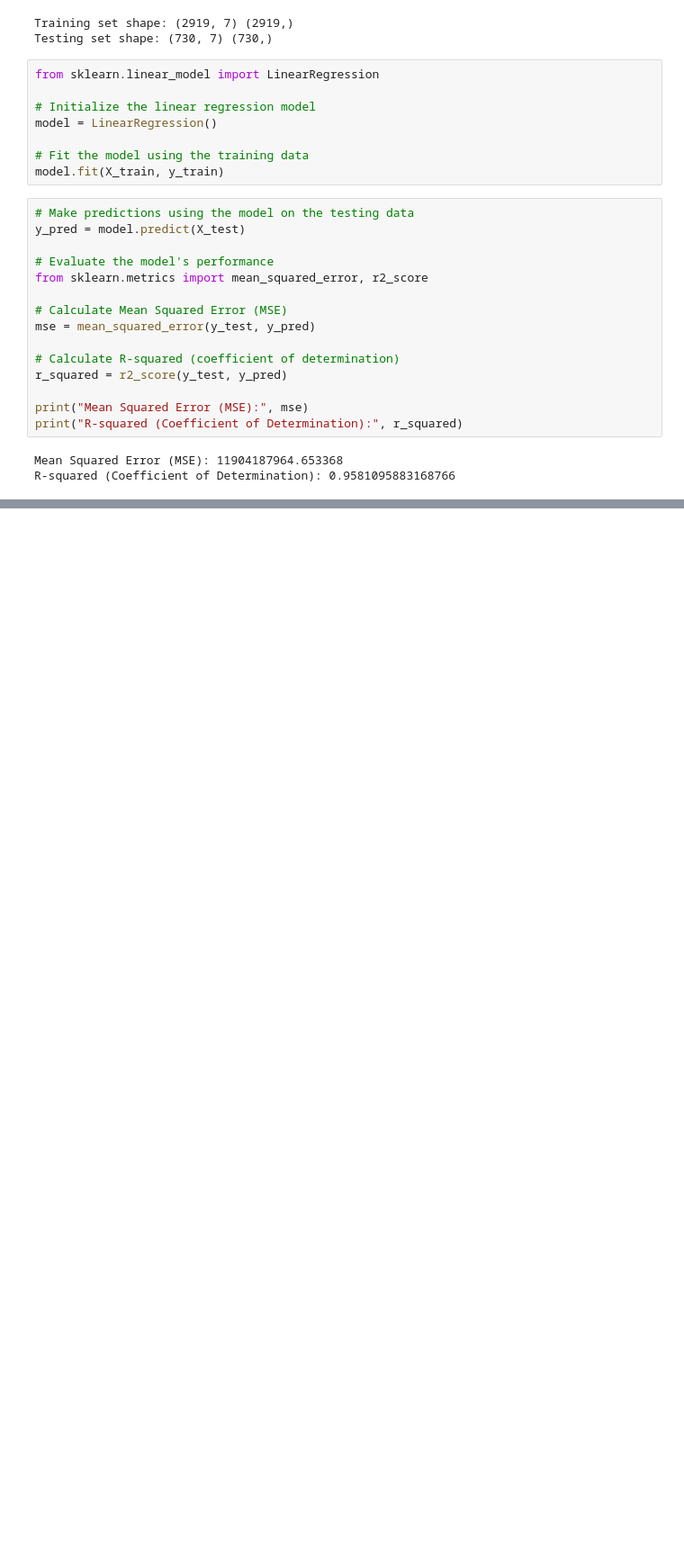
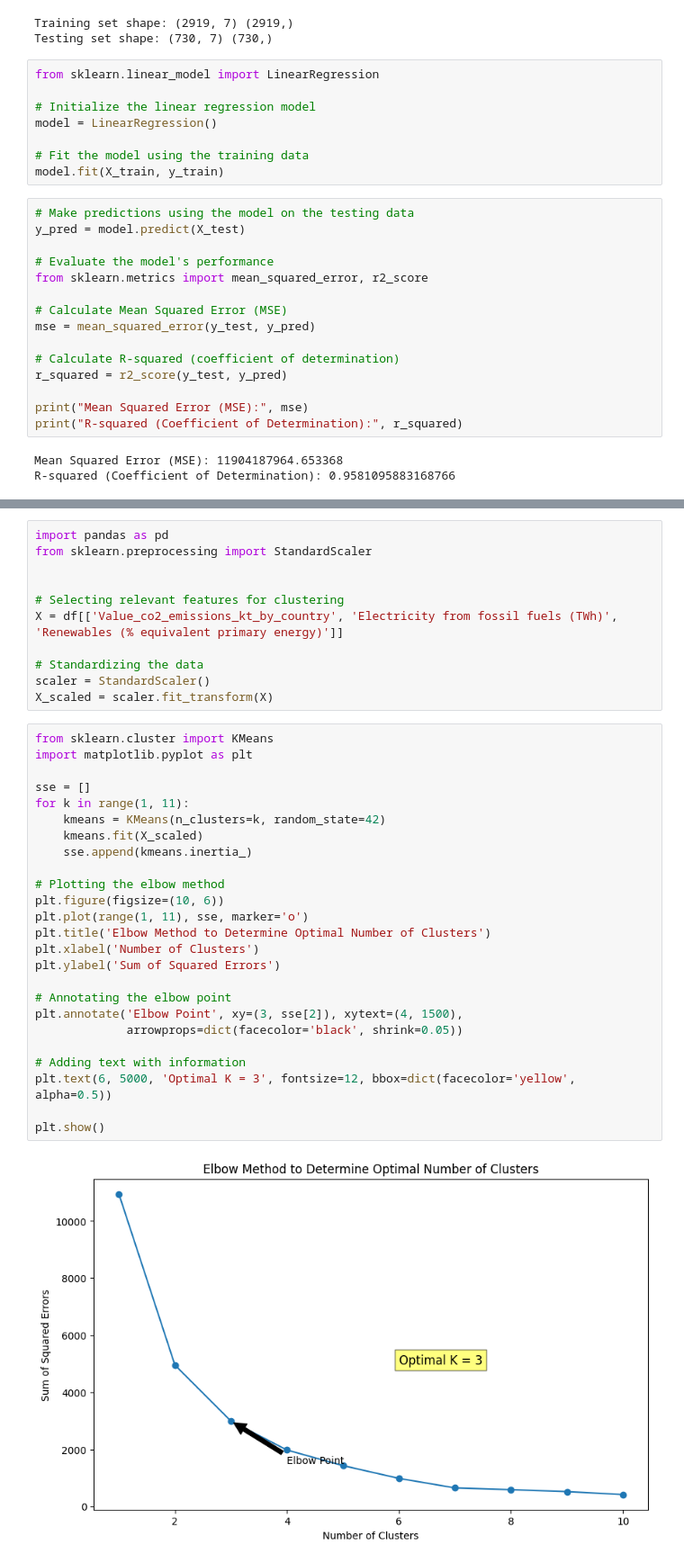
Before and after one commit to Annas-khan424/Data-visualisation, a Jupyter notebook: main.ipynb, the cells around one changed output, grey strips where cells are left out. Shown at 90% size. Drawn from its saved outputs; the diff is of its cells as text; blank space fills up the shorter version.

Commit message:
started clustering and add sub inedx graph:monocle_face:

```diff
--- a/main.ipynb
+++ b/main.ipynb
@@ -600,0 +645,38 @@ plt.show()
+# %%
+import pandas as pd
+from sklearn.preprocessing import StandardScaler
+
+
+# Selecting relevant features for clustering
+X = df[['Value_co2_emissions_kt_by_country', 'Electricity from fossil fuels (TWh)', 'Renewables (% equivalent primary energy)']]
+
+# Standardizing the data
+scaler = StandardScaler()
+X_scaled = scaler.fit_transform(X)
+# %%
+from sklearn.cluster import KMeans
+import matplotlib.pyplot as plt
+
+sse = []
+for k in range(1, 11):
+    kmeans = KMeans(n_clusters=k, random_state=42)
+    kmeans.fit(X_scaled)
+    sse.append(kmeans.inertia_)
+
+# Plotting the elbow method
+plt.figure(figsize=(10, 6))
+plt.plot(range(1, 11), sse, marker='o')
+plt.title('Elbow Method to Determine Optimal Number of Clusters')
+plt.xlabel('Number of Clusters')
+plt.ylabel('Sum of Squared Errors')
+
+# Annotating the elbow point
+plt.annotate('Elbow Point', xy=(3, sse[2]), xytext=(4, 1500),
+             arrowprops=dict(facecolor='black', shrink=0.05))
+
+# Adding text with information
+plt.text(6, 5000, 'Optimal K = 3', fontsize=12, bbox=dict(facecolor='yellow', alpha=0.5))
+
+plt.show()
+# %% [output]
+[figure, added]
```
Also changed, not shown: parts of 10 cells of this notebook.
